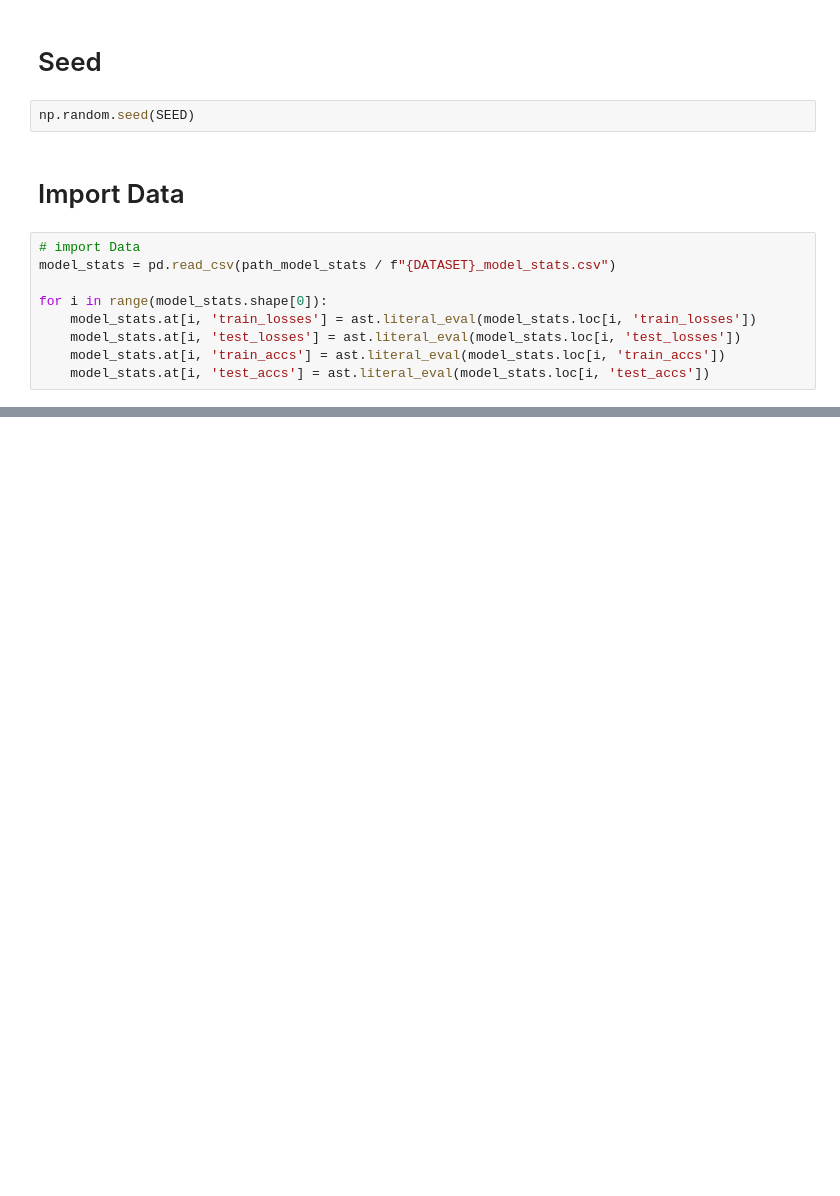
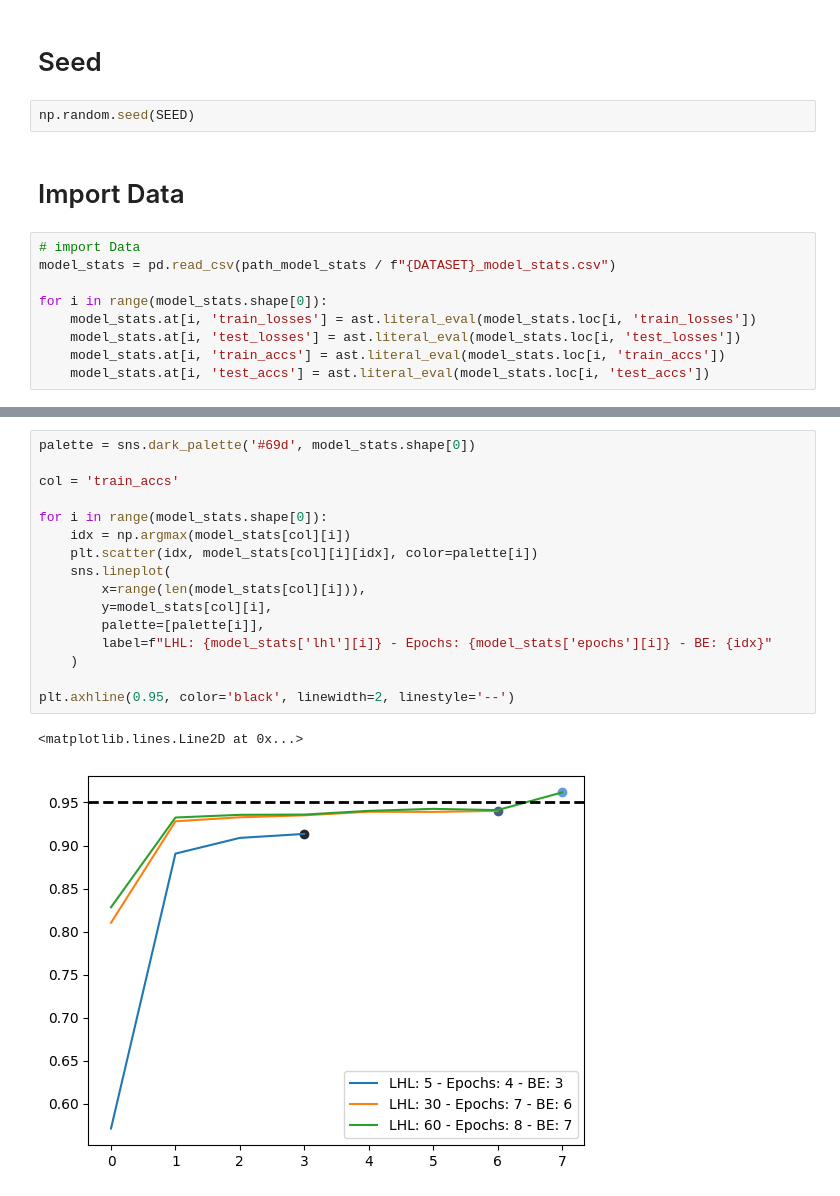
Before and after one commit to ahmadhatahet/runtime-monitoring, a Jupyter notebook: experiments/eda-model-stats.ipynb, the cells around one changed output, grey strips where cells are left out. Cells and saved outputs as stored; diff of their text form; blank space fills up the shorter version.

```diff
--- a/experiments/eda-model-stats.ipynb
+++ b/experiments/eda-model-stats.ipynb
@@ -88,0 +88,19 @@ plt.axhline(0.95, color='black', linewidth=2, linestyle='--')
+# %%
+palette = sns.dark_palette('#69d', model_stats.shape[0])
+
+col = 'train_accs'
+
+for i in range(model_stats.shape[0]):
+    idx = np.argmax(model_stats[col][i])
+    plt.scatter(idx, model_stats[col][i][idx], color=palette[i])
+    sns.lineplot(
+        x=range(len(model_stats[col][i])),
+        y=model_stats[col][i],
+        palette=[palette[i]],
+        label=f"LHL: {model_stats['lhl'][i]} - Epochs: {model_stats['epochs'][i]} - BE: {idx}"
+    )
+
+plt.axhline(0.95, color='black', linewidth=2, linestyle='--')
+# %% [output]
+<matplotlib.lines.Line2D at 0x...>
+[figure, added]
```
Also changed, not shown: parts of 5 cells of this notebook.
